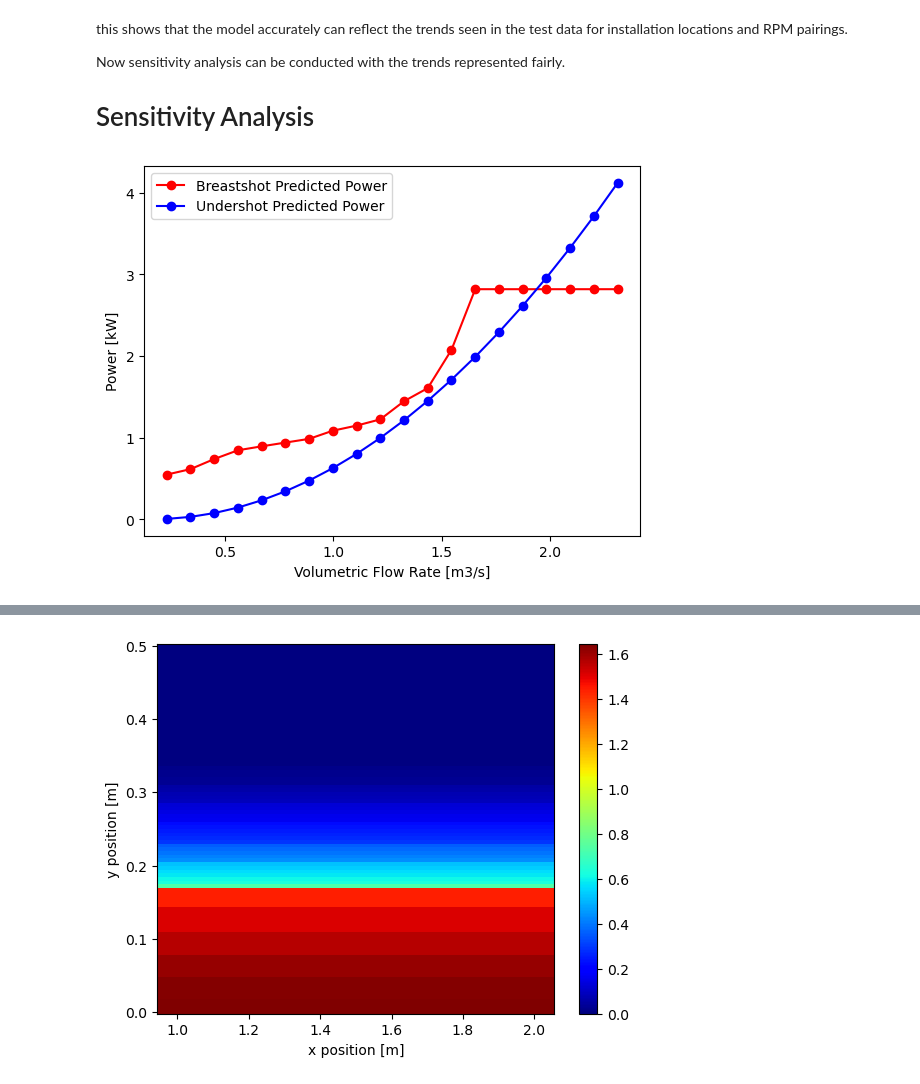
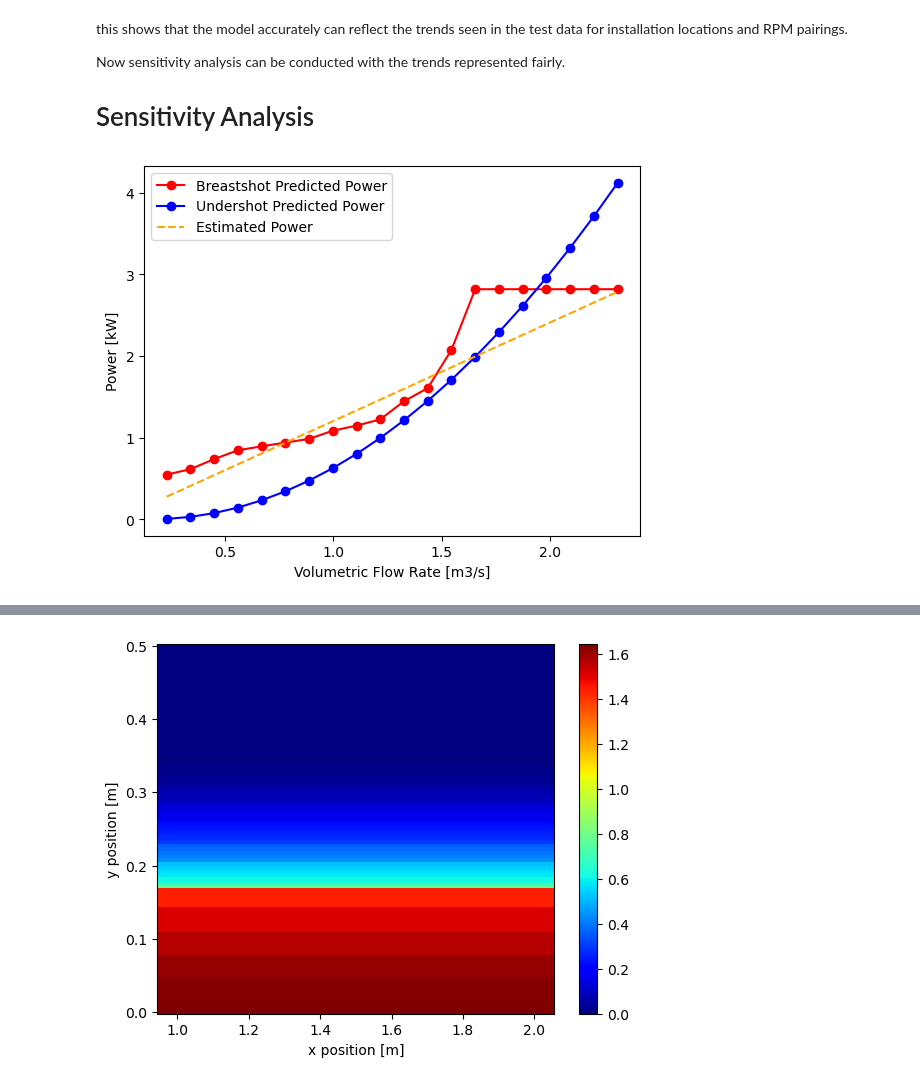
Before and after one commit to pilipb/DP4-code, a Jupyter notebook: graphing.ipynb, the cells around one changed output, grey strips where cells are left out. Cells and saved outputs as stored; diff of their text form; code cells hidden in the pictures.

```diff
--- a/graphing.ipynb
+++ b/graphing.ipynb
@@ -194,16 +194,23 @@ for velocity in velocity_list:
     bpower_list.append(bpower)
     upower_list.append(upower)
     flows.append(river.vol_flow_rate)
+
+# validation of breastshot turbine
+# P = eff * rho * g * Q * H
+valid = []
+for q in flows:
+    valid.append(0.37 * river.rho * 9.81 * q * river.head / 6000) # efficieny = 0.37 from report
 # %%
 # plot the power vs velocity for breastshot and undershot turbines
 plt.plot(flows, bpower_list, 'o-', label='Breastshot Predicted Power', color='red')
 plt.plot(flows, upower_list, 'o-', label='Undershot Predicted Power', color='blue')
+plt.plot(flows, valid, '--', label='Estimated Power', color='orange')
 plt.xlabel('Volumetric Flow Rate [m3/s]')
 plt.ylabel('Power [kW]')
 plt.legend()
 plt.show()
 # %% [output]
-[figure, old version]
+[figure, new version]
 # %%
 # position sensitivity analysis for breastshot turbine and undershot turbine
 river.__init__(r_width, r_depth, r_velocity, head=2)
```
Also changed, not shown: parts of 6 cells of this notebook.
